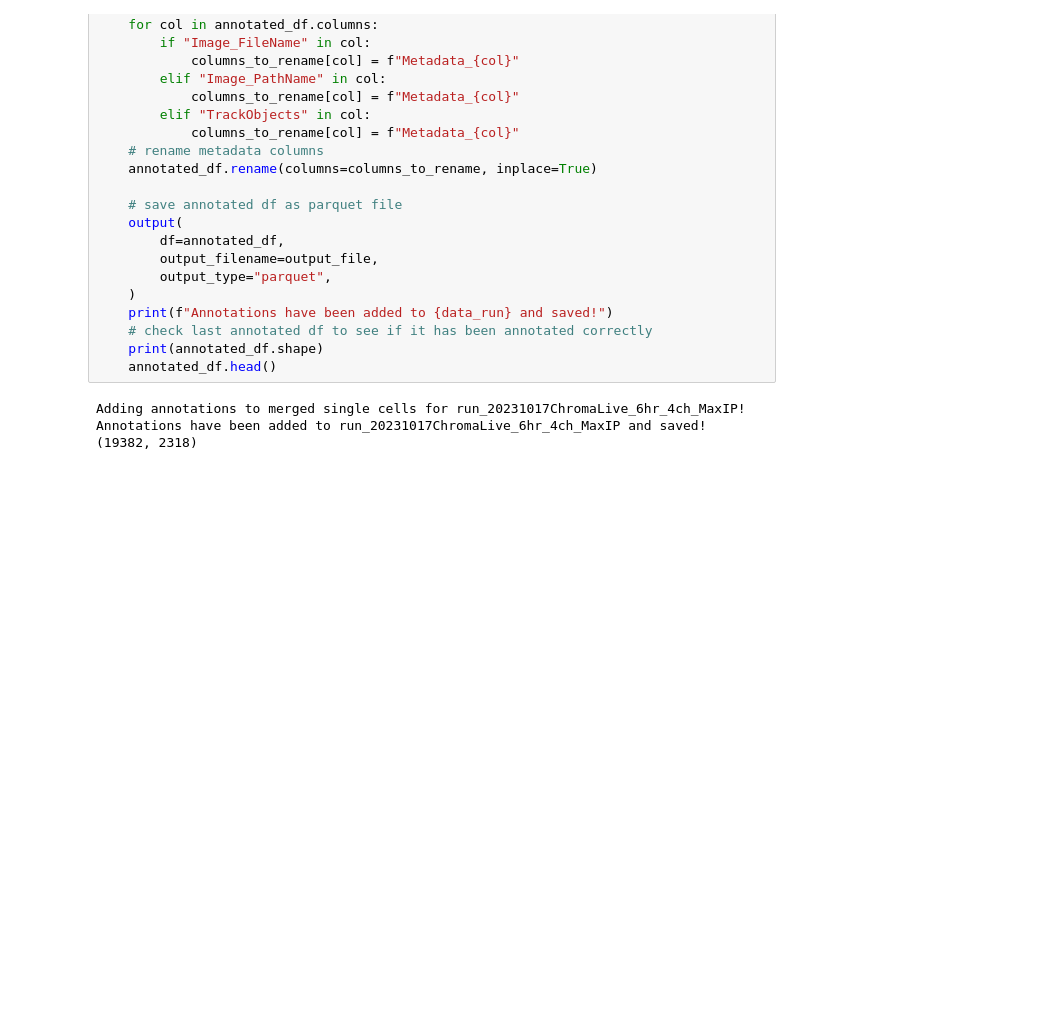
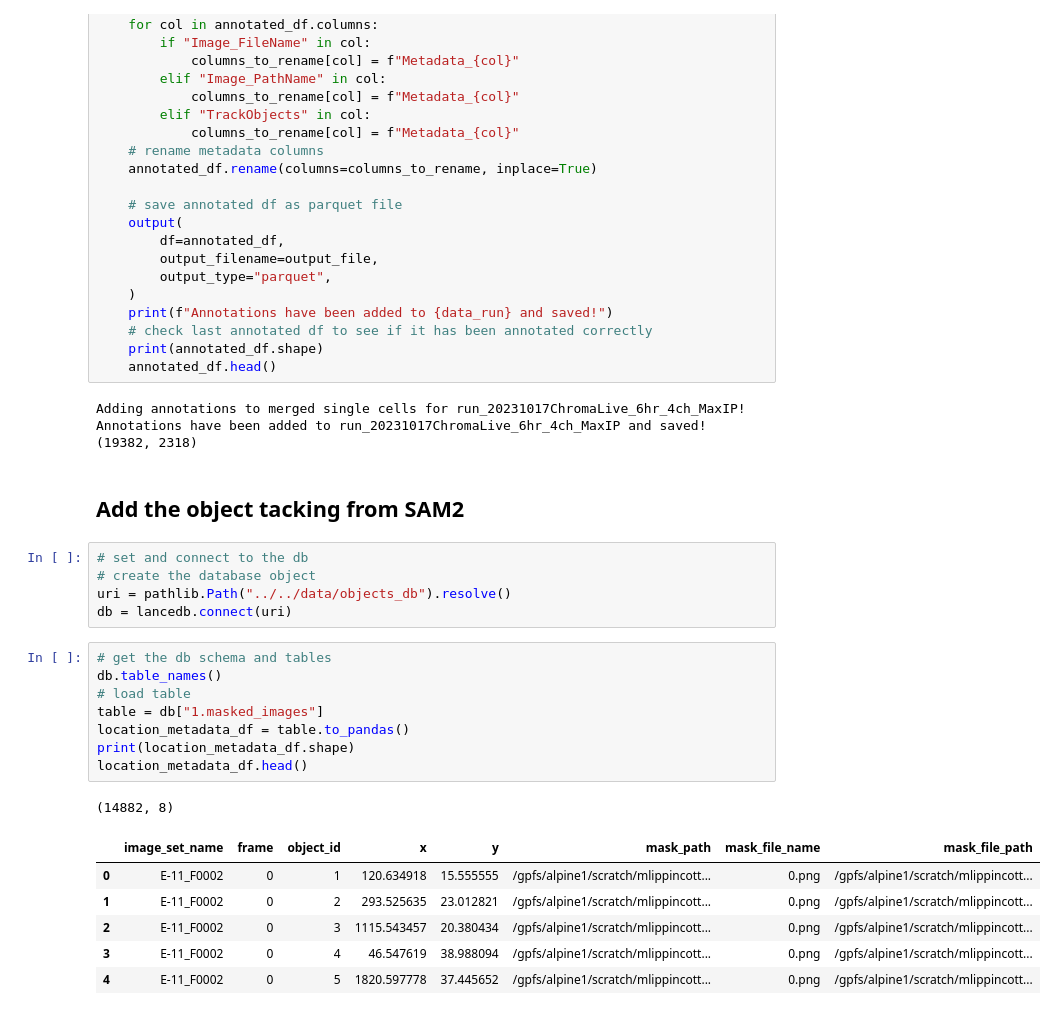
Before and after one commit to WayScience/live_cell_timelapse_apoptosis, a Jupyter notebook: 5.process_CP_features/notebooks/1.annotate_sc.ipynb, the cells around one changed output. Saved outputs shown, nothing was run; the diff lists cells and outputs as text; blank space fills up the shorter version.

```diff
--- a/5.process_CP_features/notebooks/1.annotate_sc.ipynb
+++ b/5.process_CP_features/notebooks/1.annotate_sc.ipynb
@@ -110,3 +95,26 @@ for data_run, info in dict_of_inputs.items():
 Adding annotations to merged single cells for run_20231017ChromaLive_6hr_4ch_MaxIP!
 Annotations have been added to run_20231017ChromaLive_6hr_4ch_MaxIP and saved!
 (19382, 2318)
+# %% [markdown]
+## Add the object tacking from SAM2
+# %%
+# set and connect to the db
+# create the database object
+uri = pathlib.Path("../../data/objects_db").resolve()
+db = lancedb.connect(uri)
+# %%
+# get the db schema and tables
+db.table_names()
+# load table
+table = db["1.masked_images"]
+location_metadata_df = table.to_pandas()
+print(location_metadata_df.shape)
+location_metadata_df.head()
+# %% [output]
+(14882, 8)
+|  | image_set_name | frame | object_id | x | y | mask_path | mask_file_name | mask_file_path |
+| 0 | E-11_F0002 | 0 | 1 | 120.634918 | 15.555555 | /gpfs/alpine1/scratch/mlippincott... | 0.png | /gpfs/alpine1/scratch/mlippincott... |
+| 1 | E-11_F0002 | 0 | 2 | 293.525635 | 23.012821 | /gpfs/alpine1/scratch/mlippincott... | 0.png | /gpfs/alpine1/scratch/mlippincott... |
+| 2 | E-11_F0002 | 0 | 3 | 1115.543457 | 20.380434 | /gpfs/alpine1/scratch/mlippincott... | 0.png | /gpfs/alpine1/scratch/mlippincott... |
+| 3 | E-11_F0002 | 0 | 4 | 46.547619 | 38.988094 | /gpfs/alpine1/scratch/mlippincott... | 0.png | /gpfs/alpine1/scratch/mlippincott... |
+| 4 | E-11_F0002 | 0 | 5 | 1820.597778 | 37.445652 | /gpfs/alpine1/scratch/mlippincott... | 0.png | /gpfs/alpine1/scratch/mlippincott... |
```
Also changed, not shown: parts of 7 cells of this notebook, 5 other files.
